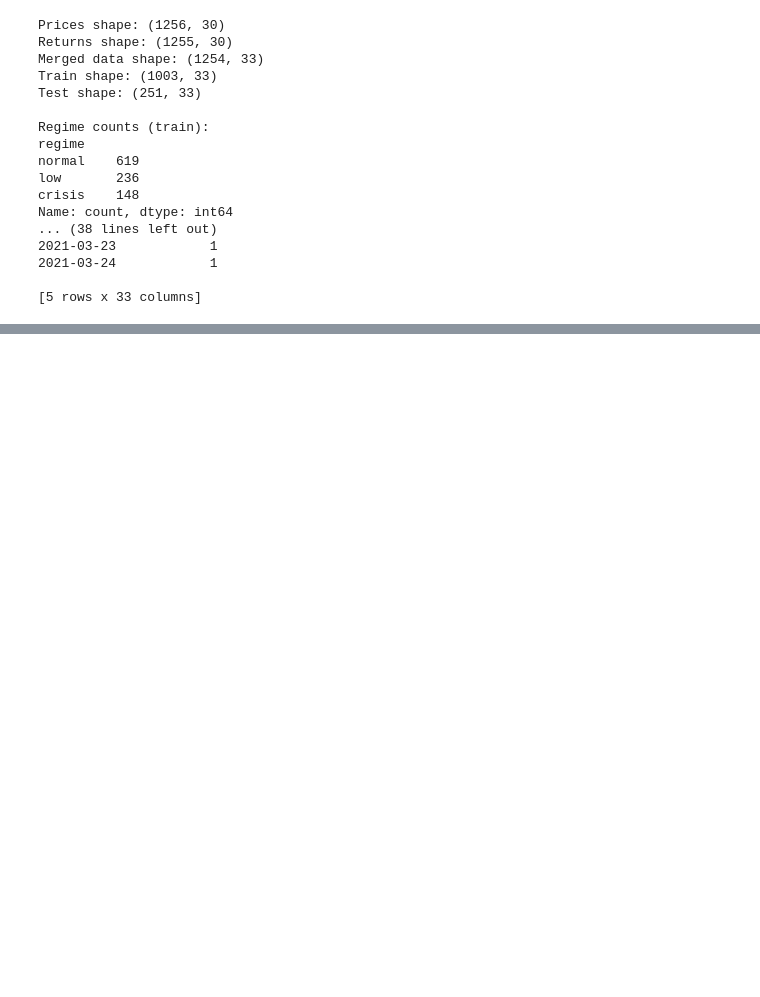
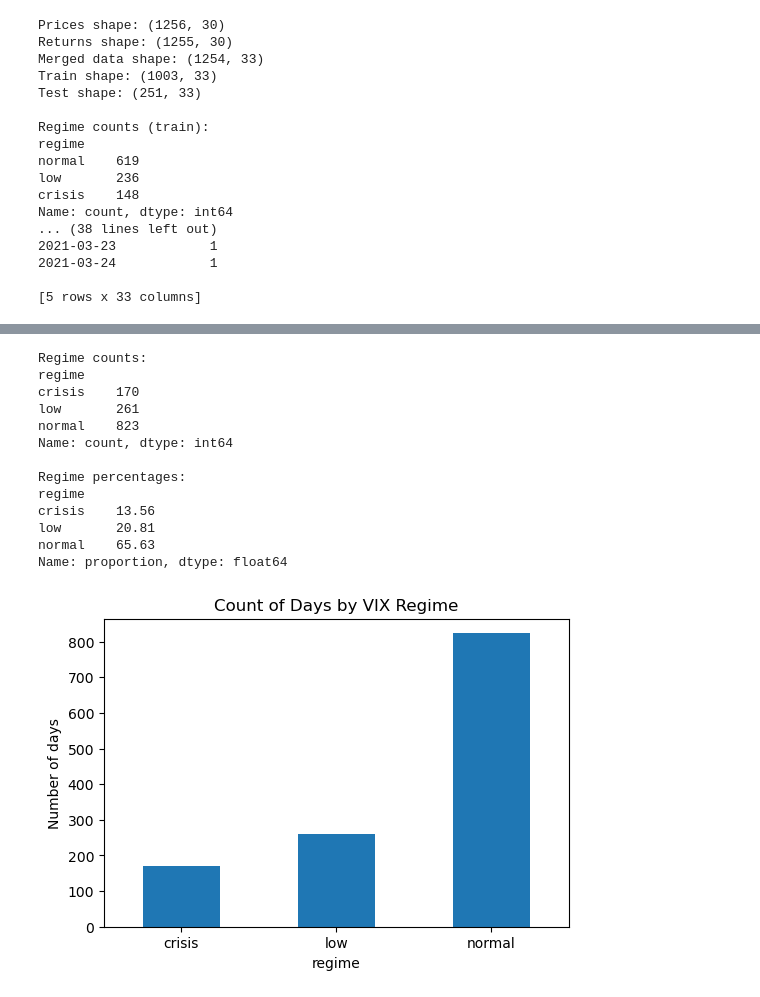
Before and after one commit to Xander-Coles/market-shocks, a Jupyter notebook: Data_Collection_Market_Shocks.ipynb, the cells around one changed output, grey strips where cells are left out. Drawn from its saved outputs; the diff is of its cells as text; code cells hidden in the pictures; blank space fills up the shorter version.

```diff
--- a/Data_Collection_Market_Shocks.ipynb
+++ b/Data_Collection_Market_Shocks.ipynb
@@ -142,0 +223,28 @@ Name: count, dtype: int64
+# %%
+regime_counts = data["regime"].value_counts().sort_index()
+regime_pct = data["regime"].value_counts(normalize=True).sort_index() * 100
+
+print("Regime counts:")
+print(regime_counts)
+print("\nRegime percentages:")
+print(regime_pct.round(2))
+
+regime_counts.plot(kind="bar", figsize=(6,4), title="Count of Days by VIX Regime")
+plt.ylabel("Number of days")
+plt.xticks(rotation=0)
+plt.show()
+# %% [output]
+Regime counts:
+regime
+crisis    170
+low       261
+normal    823
+Name: count, dtype: int64
+
+Regime percentages:
+regime
+crisis    13.56
+low       20.81
+normal    65.63
+Name: proportion, dtype: float64
+[figure, added]
```
Also changed, not shown: parts of 9 cells of this notebook.
